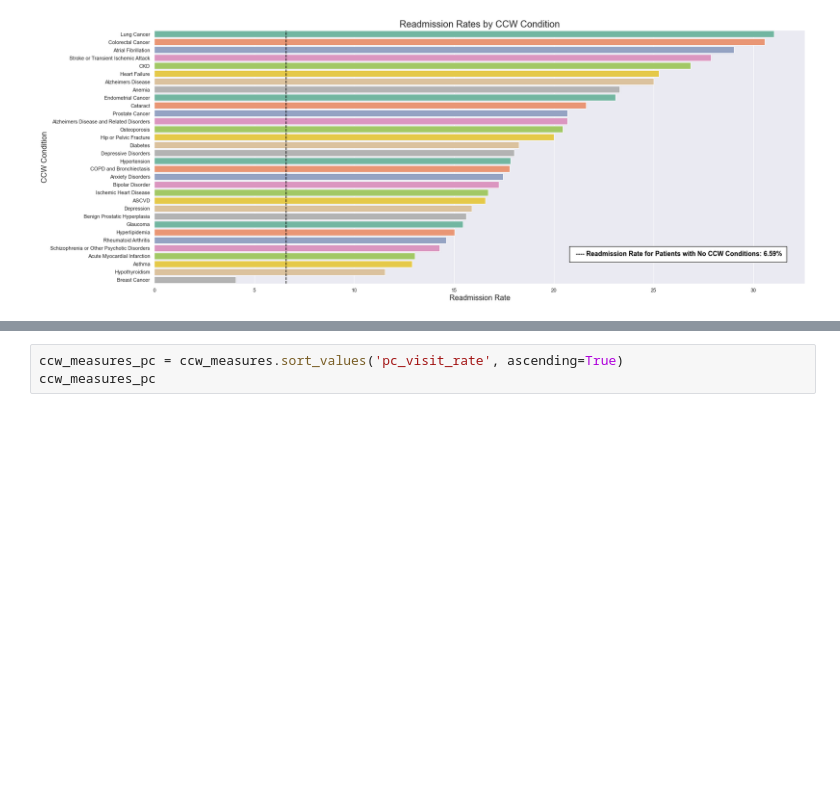
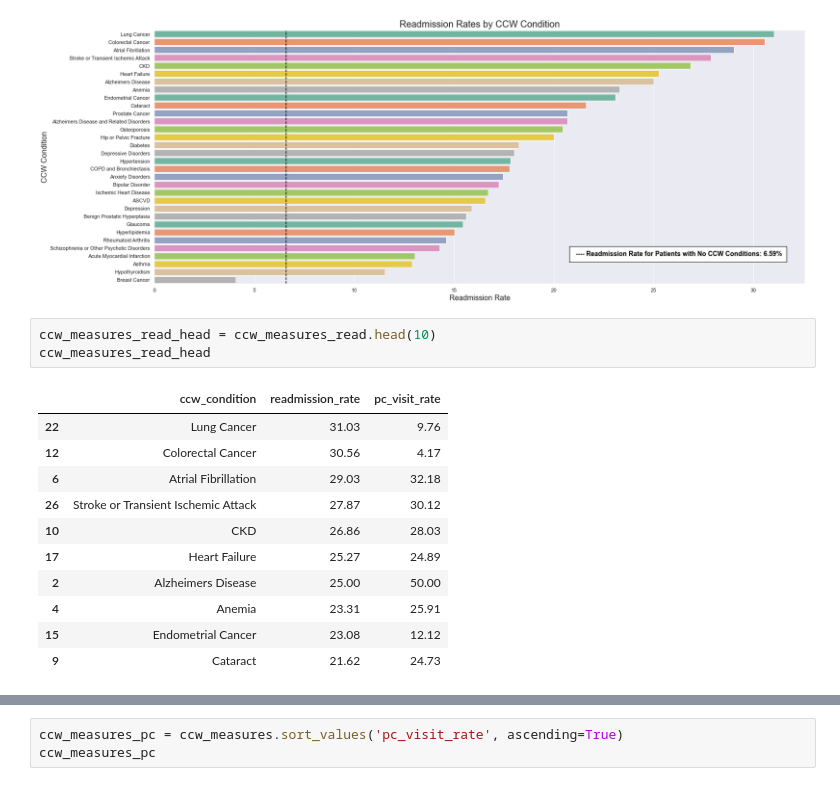
Before and after one commit to simon-mack/hospital_readmission_analysis, a Jupyter notebook: notebooks/ursa_readmission.ipynb, the cells around one changed output, grey strips where cells are left out. Cells and saved outputs as stored; diff of their text form; blank space fills up the shorter version.

```diff
--- a/notebooks/ursa_readmission.ipynb
+++ b/notebooks/ursa_readmission.ipynb
@@ -508,3 +508,18 @@ plt.xlabel('Readmission Rate', fontsize=16)
 plt.title('Readmission Rates by CCW Condition', fontsize=20);
 # %% [output]
 [figure]
+# %%
+ccw_measures_read_head = ccw_measures_read.head(10)
+ccw_measures_read_head
+# %% [output]
+|  | ccw_condition | readmission_rate | pc_visit_rate |
+| 22 | Lung Cancer | 31.03 | 9.76 |
+| 12 | Colorectal Cancer | 30.56 | 4.17 |
+| 6 | Atrial Fibrillation | 29.03 | 32.18 |
+| 26 | Stroke or Transient Ischemic Attack | 27.87 | 30.12 |
+| 10 | CKD | 26.86 | 28.03 |
+| 17 | Heart Failure | 25.27 | 24.89 |
+| 2 | Alzheimers Disease | 25.00 | 50.00 |
+| 4 | Anemia | 23.31 | 25.91 |
+| 15 | Endometrial Cancer | 23.08 | 12.12 |
+| 9 | Cataract | 21.62 | 24.73 |
```
Also changed, not shown: parts of 5 cells of this notebook, 2 other files.
